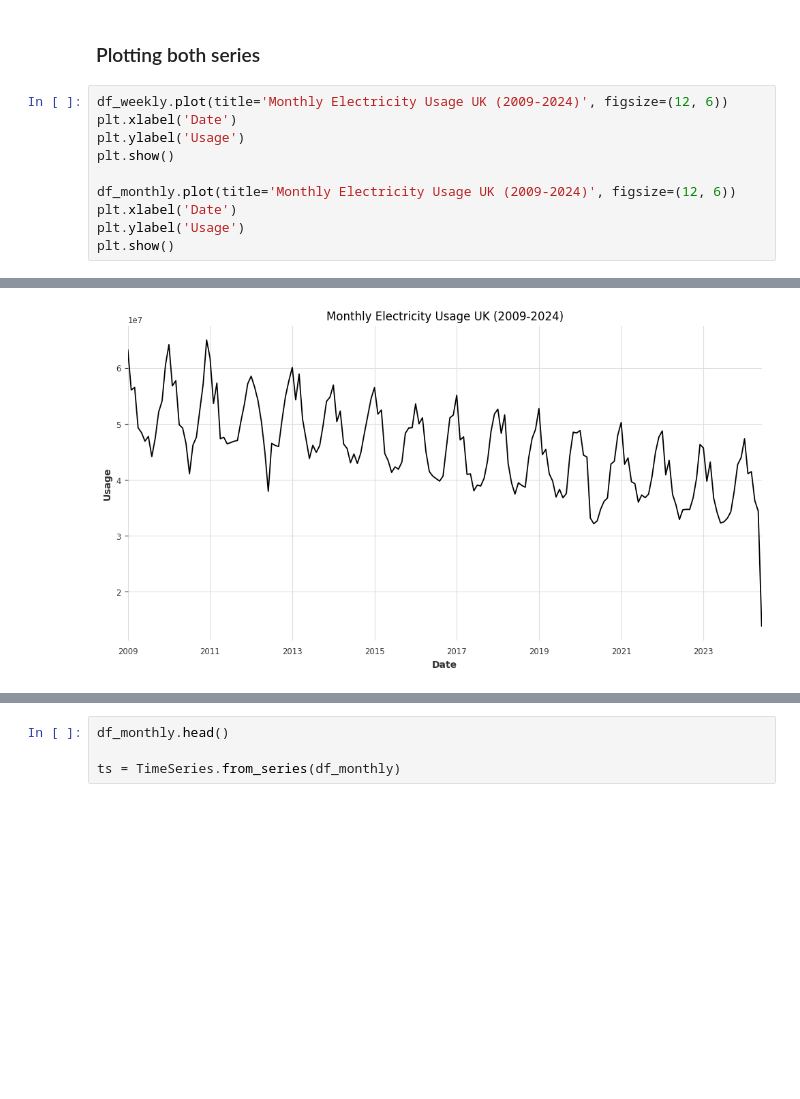
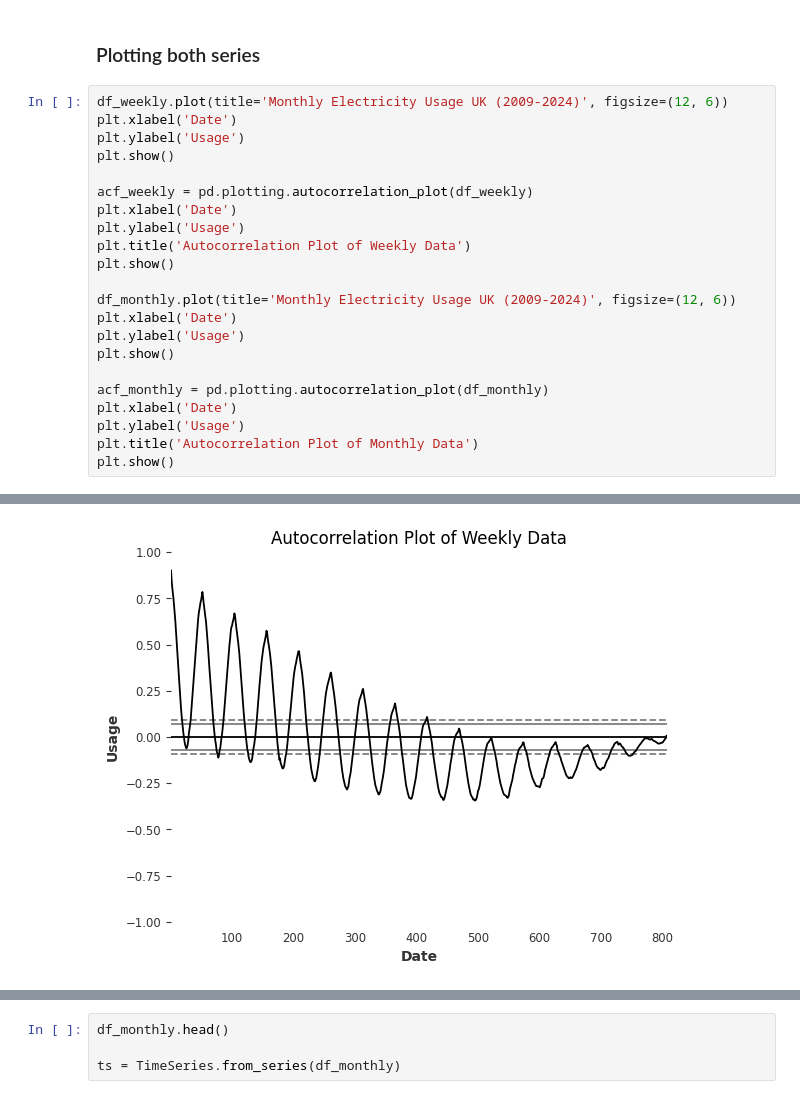
Before and after one commit to neilmartindev/national-grid-forecasting, a Jupyter notebook: nationalgrid.ipynb, the cells around one changed output, grey strips where cells are left out. Drawn from its saved outputs; the diff is of its cells as text; blank space fills up the shorter version.

```diff
--- a/nationalgrid.ipynb
+++ b/nationalgrid.ipynb
@@ -135,13 +135,25 @@ memory usage: 2.9 KB
 # %%
 df_weekly.plot(title='Monthly Electricity Usage UK (2009-2024)', figsize=(12, 6))
 plt.xlabel('Date')
 plt.ylabel('Usage')
 plt.show()
 
+acf_weekly = pd.plotting.autocorrelation_plot(df_weekly)
+plt.xlabel('Date')
+plt.ylabel('Usage')
+plt.title('Autocorrelation Plot of Weekly Data')
+plt.show()
+
 df_monthly.plot(title='Monthly Electricity Usage UK (2009-2024)', figsize=(12, 6))
 plt.xlabel('Date')
 plt.ylabel('Usage')
 plt.show()
+
+acf_monthly = pd.plotting.autocorrelation_plot(df_monthly)
+plt.xlabel('Date')
+plt.ylabel('Usage')
+plt.title('Autocorrelation Plot of Monthly Data')
+plt.show()
 # %% [output]
 [figure]
-[figure, old version]
+[figure, new version]
```
Also changed, not shown: parts of 1 cell of this notebook.
